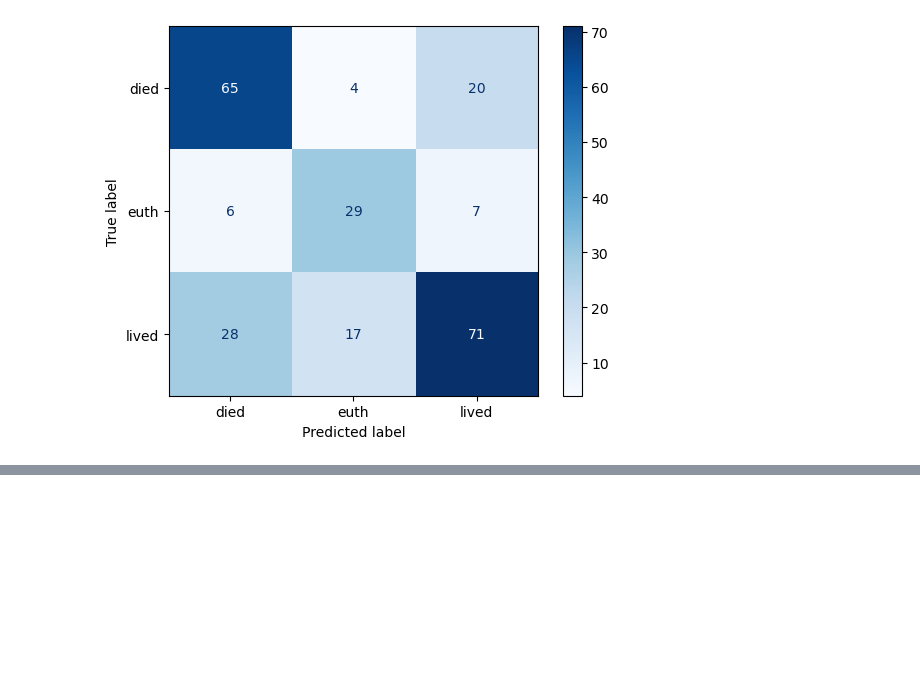
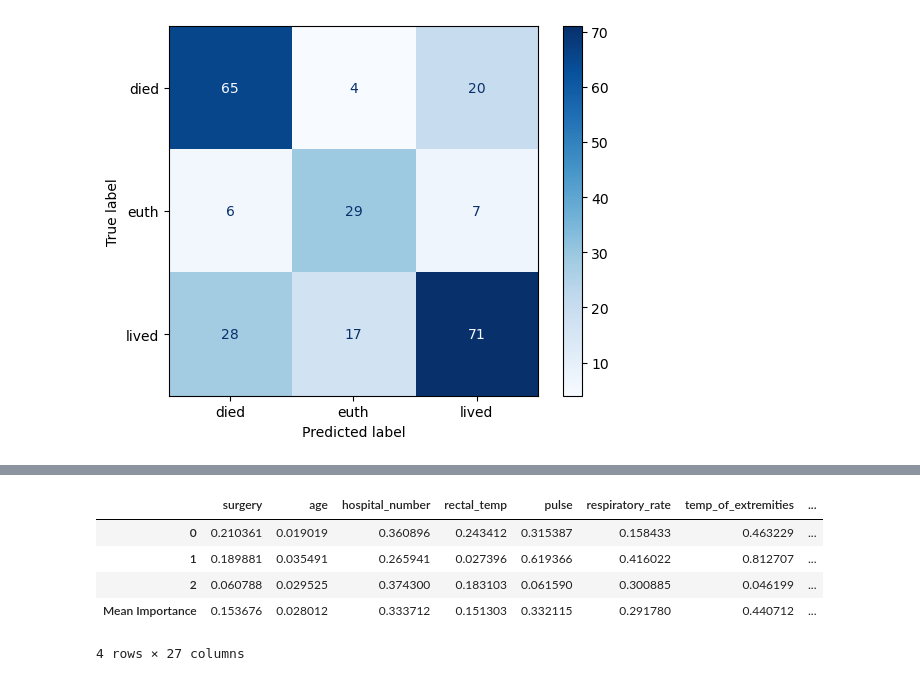
Before and after one commit to muthuganeshece/MLAssignments, a Jupyter notebook: SupervisedML/SupervisedML.ipynb, the cells around one changed output, grey strips where cells are left out. Saved outputs shown, nothing was run; the diff lists cells and outputs as text; code cells hidden in the pictures; blank space fills up the shorter version.

```diff
--- a/SupervisedML/SupervisedML.ipynb
+++ b/SupervisedML/SupervisedML.ipynb
@@ -1366,0 +1528,9 @@ report = classification_report(_____, ____, target_names=['Died', 'Euthanized',
+# %%
+importance_df
+# %% [output]
+|  | surgery | age | hospital_number | rectal_temp | pulse | respiratory_rate | temp_of_extremities | ... |
+| 0 | 0.210361 | 0.019019 | 0.360896 | 0.243412 | 0.315387 | 0.158433 | 0.463229 | ... |
+| 1 | 0.189881 | 0.035491 | 0.265941 | 0.027396 | 0.619366 | 0.416022 | 0.812707 | ... |
+| 2 | 0.060788 | 0.029525 | 0.374300 | 0.183103 | 0.061590 | 0.300885 | 0.046199 | ... |
+| Mean Importance | 0.153676 | 0.028012 | 0.333712 | 0.151303 | 0.332115 | 0.291780 | 0.440712 | ... |
+4 rows × 27 columns
```
Also changed, not shown: parts of 37 cells of this notebook.
